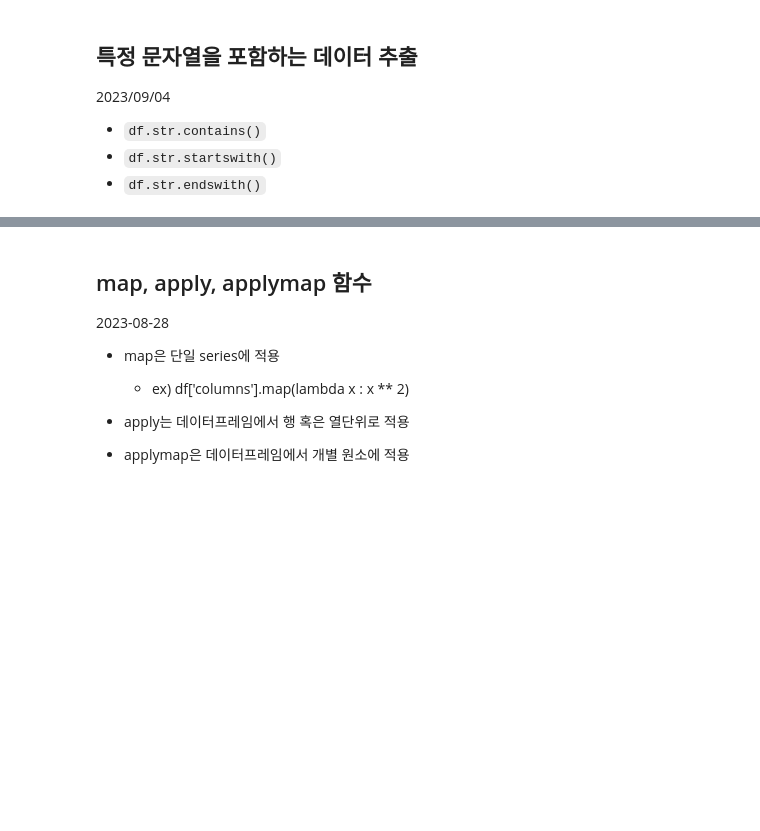
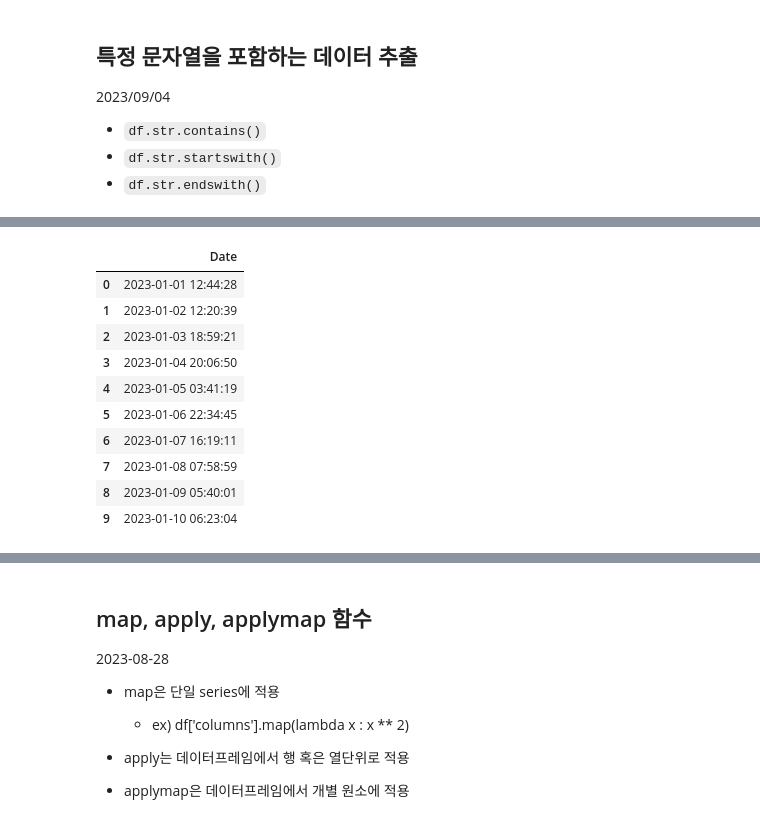
Before and after one commit to psw109/python_dictionary, a Jupyter notebook: 사전.ipynb, the cells around one changed output, grey strips where cells are left out. Cells and saved outputs as stored; diff of their text form; code cells hidden in the pictures; blank space fills up the shorter version.

```diff
--- a/사전.ipynb
+++ b/사전.ipynb
@@ -643,0 +652,20 @@ df.select_dtypes(exclude = 'object')
+# %%
+# 날짜 생성
+
+random.seed(2023)
+start_date = datetime(2023,1,1)
+date_series = [start_date + timedelta(days=x, hours=random.randint(0, 23), minutes=random.randint(0, 59), seconds=random.randint(0, 59)) for x in range(10)]
+date_df = pd.DataFrame({'Date' : date_series})
+date_df
+# %% [output]
+|  | Date |
+| 0 | 2023-01-01 12:44:28 |
+| 1 | 2023-01-02 12:20:39 |
+| 2 | 2023-01-03 18:59:21 |
+| 3 | 2023-01-04 20:06:50 |
+| 4 | 2023-01-05 03:41:19 |
+| 5 | 2023-01-06 22:34:45 |
+| 6 | 2023-01-07 16:19:11 |
+| 7 | 2023-01-08 07:58:59 |
+| 8 | 2023-01-09 05:40:01 |
+| 9 | 2023-01-10 06:23:04 |
```
Also changed, not shown: parts of 21 cells of this notebook.
